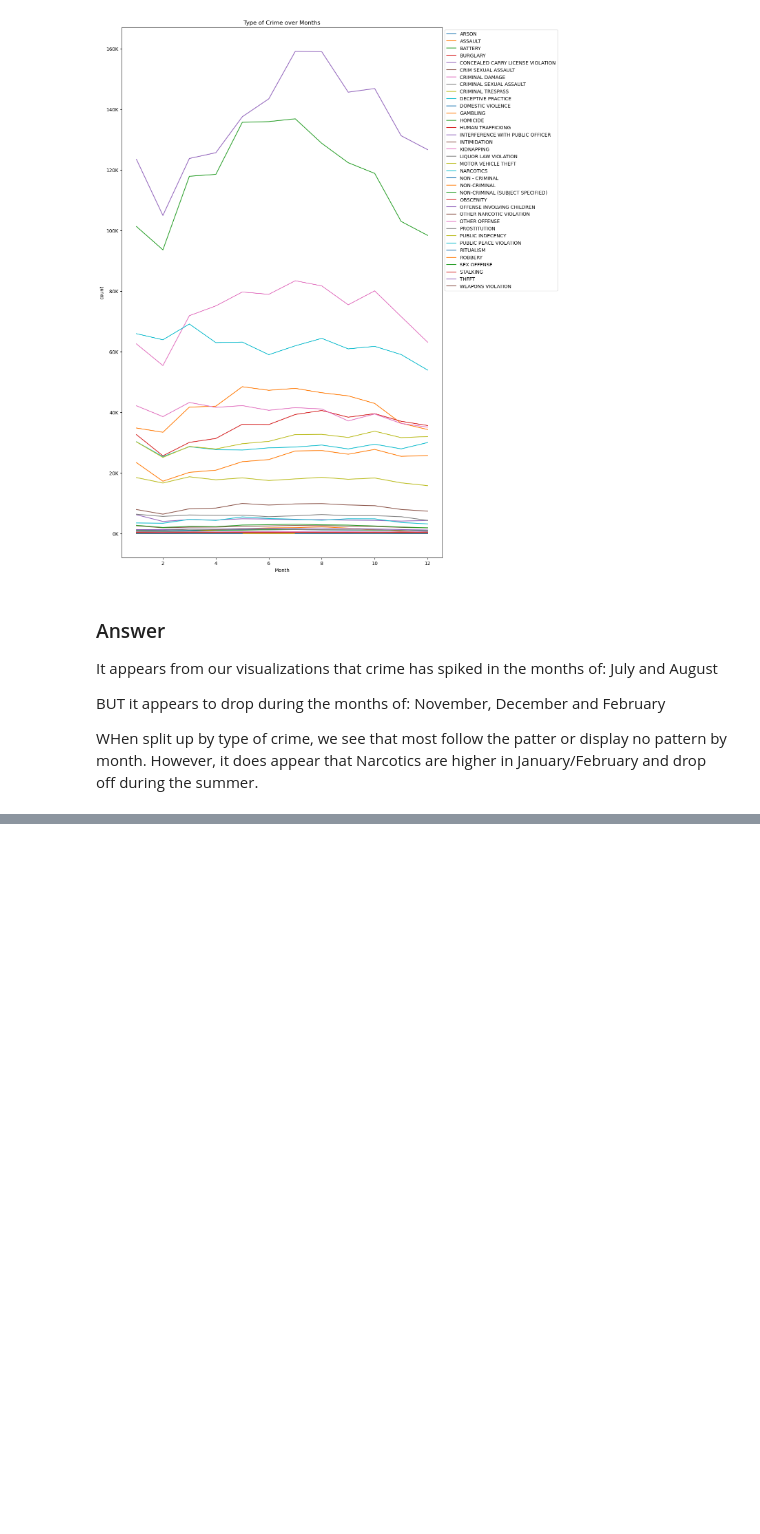
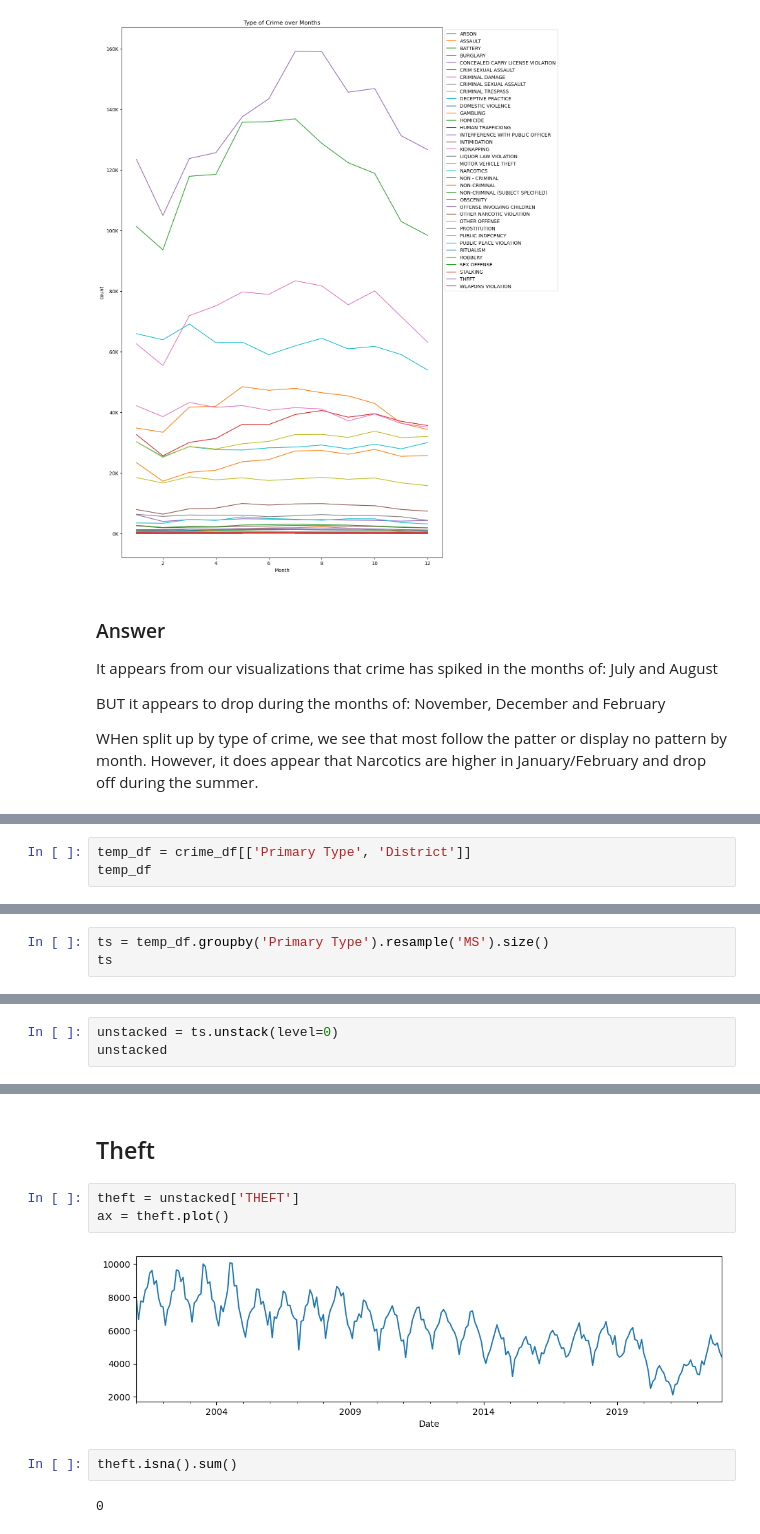
Before and after one commit to Dr-Schmoctor/Project_3_Chicago_Crime_Data, a Jupyter notebook: Chicago_Crime_Data.ipynb, the cells around one changed output, grey strips where cells are left out. Saved outputs shown, nothing was run; the diff lists cells and outputs as text; blank space fills up the shorter version.

```diff
--- a/Chicago_Crime_Data.ipynb
+++ b/Chicago_Crime_Data.ipynb
@@ -440,0 +573,3 @@ WHen split up by type of crime, we see that most follow the patter or display no
+# %%
+temp_df = crime_df[['Primary Type', 'District']]
+temp_df
@@ -440,0 +606,3 @@ WHen split up by type of crime, we see that most follow the patter or display no
+# %%
+ts = temp_df.groupby('Primary Type').resample('MS').size()
+ts
@@ -440,0 +645,3 @@ WHen split up by type of crime, we see that most follow the patter or display no
+# %%
+unstacked = ts.unstack(level=0)
+unstacked
@@ -440,0 +663,11 @@ WHen split up by type of crime, we see that most follow the patter or display no
+# %% [markdown]
+## Theft
+# %%
+theft = unstacked['THEFT']
+ax = theft.plot()
+# %% [output]
+[figure, added]
+# %%
+theft.isna().sum()
+# %% [output]
+0
```
Also changed, not shown: parts of 91 cells of this notebook.
